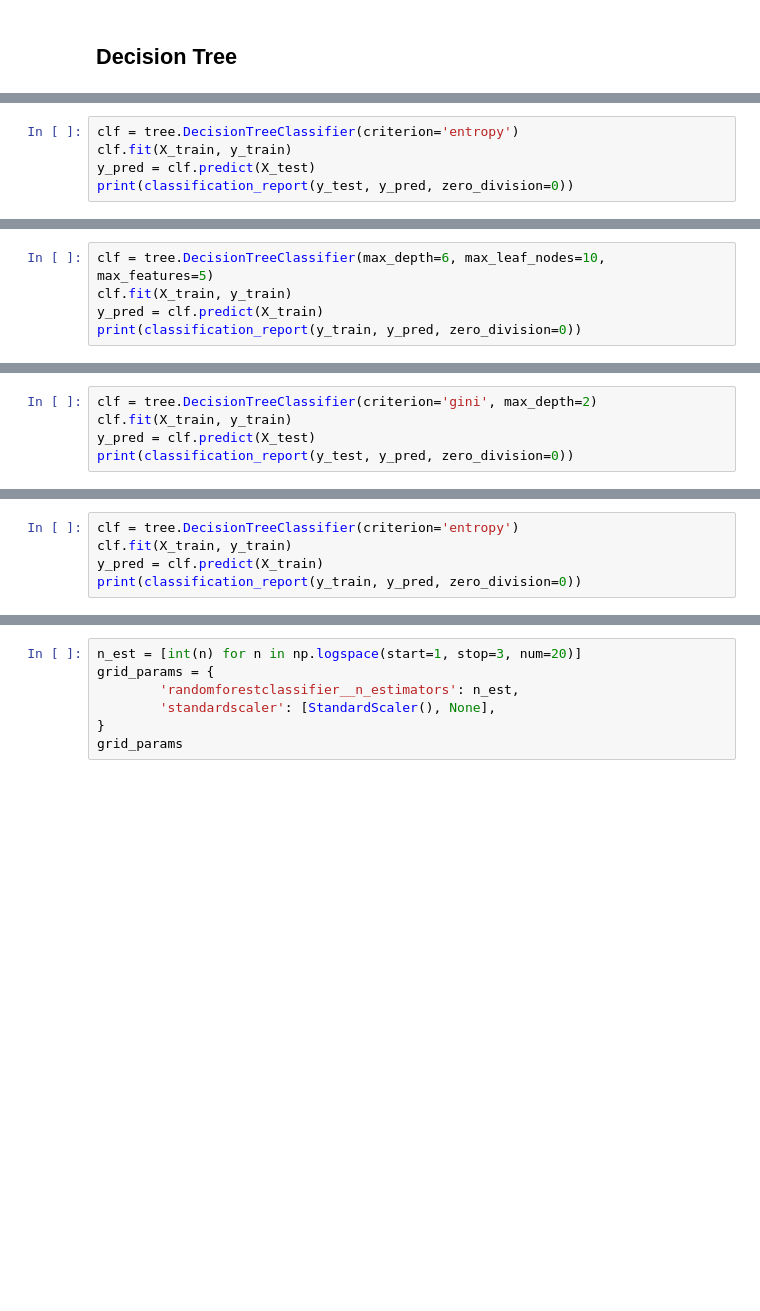
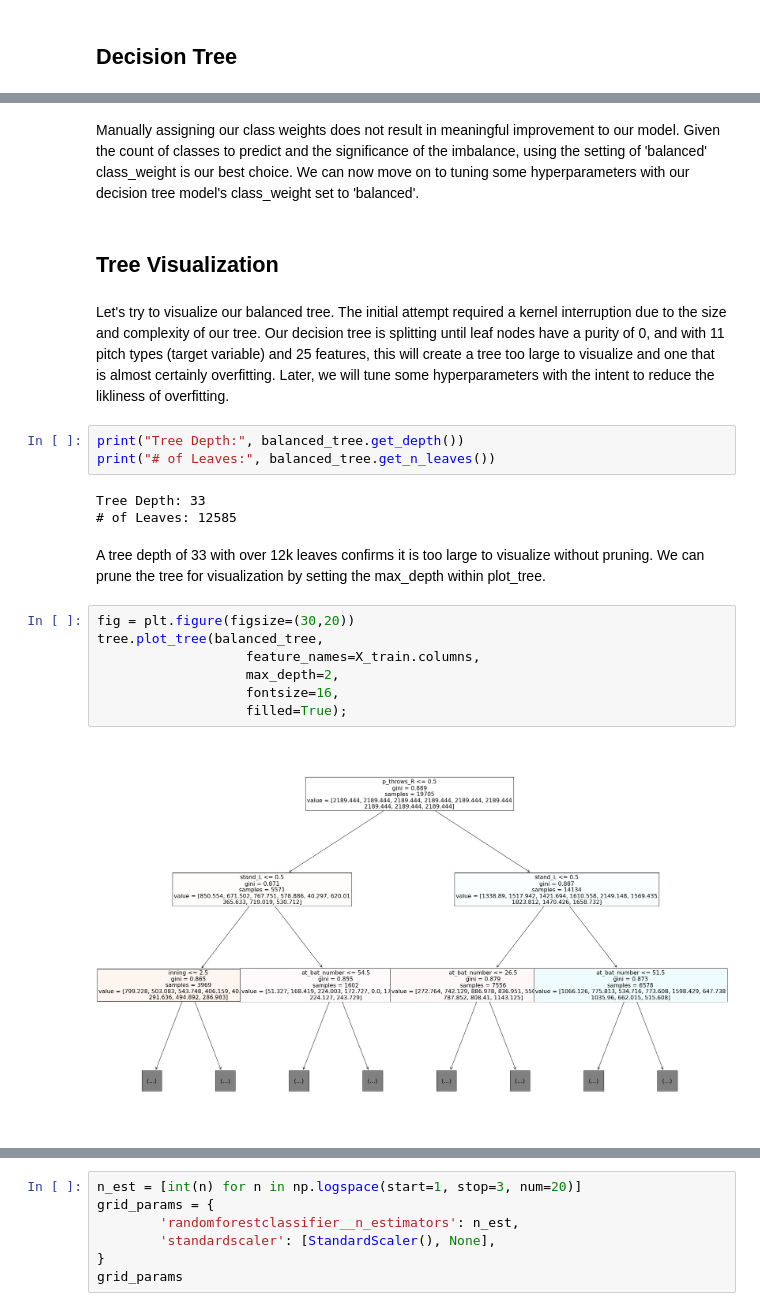
Before and after one commit to lligon4/Capstone2_Project, a Jupyter notebook: CS2_modeling.ipynb, the cells around one changed output, grey strips where cells are left out. Cells and saved outputs as stored; diff of their text form; blank space fills up the shorter version.

Commit message:
completed modeling

```diff
--- a/CS2_modeling.ipynb
+++ b/CS2_modeling.ipynb
@@ -293,5 +180,0 @@ Let's change our criterion from gini to entropy and see how that affects perform
-# %%
-clf = tree.DecisionTreeClassifier(criterion='entropy')
-clf.fit(X_train, y_train)
-y_pred = clf.predict(X_test)
-print(classification_report(y_test, y_pred, zero_division=0))
@@ -318,5 +180,0 @@ We see a slight improvement to our performance at the macro and class levels! Wh
-# %%
-clf = tree.DecisionTreeClassifier(max_depth=6, max_leaf_nodes=10, max_features=5)
-clf.fit(X_train, y_train)
-y_pred = clf.predict(X_train)
-print(classification_report(y_train, y_pred, zero_division=0))
@@ -341,5 +180,0 @@ weighted avg       0.14      0.37      0.20     19716
-# %%
-clf = tree.DecisionTreeClassifier(criterion='gini', max_depth=2)
-clf.fit(X_train, y_train)
-y_pred = clf.predict(X_test)
-print(classification_report(y_test, y_pred, zero_division=0))
@@ -366,5 +180,0 @@ When using a max_depth parameter less than 5, our model results in a single clas
-# %%
-clf = tree.DecisionTreeClassifier(criterion='entropy')
-clf.fit(X_train, y_train)
-y_pred = clf.predict(X_train)
-print(classification_report(y_train, y_pred, zero_division=0))
@@ -412,0 +287,23 @@ np.mean(rf_cv_scores), np.std(rf_cv_scores)
+# %% [markdown]
+Manually assigning our class weights does not result in meaningful improvement to our model. Given the count of classes to predict and the significance of the imbalance, using the setting of 'balanced' class_weight is our best choice. We can now move on to tuning some hyperparameters with our decision tree model's class_weight set to 'balanced'.
+# %% [markdown]
+## Tree Visualization
+# %% [markdown]
+Let's try to visualize our balanced tree. The initial attempt required a kernel interruption due to the size and complexity of our tree. Our decision tree is splitting until leaf nodes have a purity of 0, and with 11 pitch types (target variable) and 25 features, this will create a tree too large to visualize and one that is almost certainly overfitting. Later, we will tune some hyperparameters with the intent to reduce the likliness of overfitting.
+# %%
+print("Tree Depth:", balanced_tree.get_depth())
+print("# of Leaves:", balanced_tree.get_n_leaves())
+# %% [output]
+Tree Depth: 33
+# of Leaves: 12585
+# %% [markdown]
+A tree depth of 33 with over 12k leaves confirms it is too large to visualize without pruning. We can prune the tree for visualization by setting the max_depth within plot_tree.
+# %%
+fig = plt.figure(figsize=(30,20))
+tree.plot_tree(balanced_tree,
+                   feature_names=X_train.columns,
+                   max_depth=2,
+                   fontsize=16,
+                   filled=True);
+# %% [output]
+[figure, added]
```
Also changed, not shown: parts of 87 cells of this notebook.
